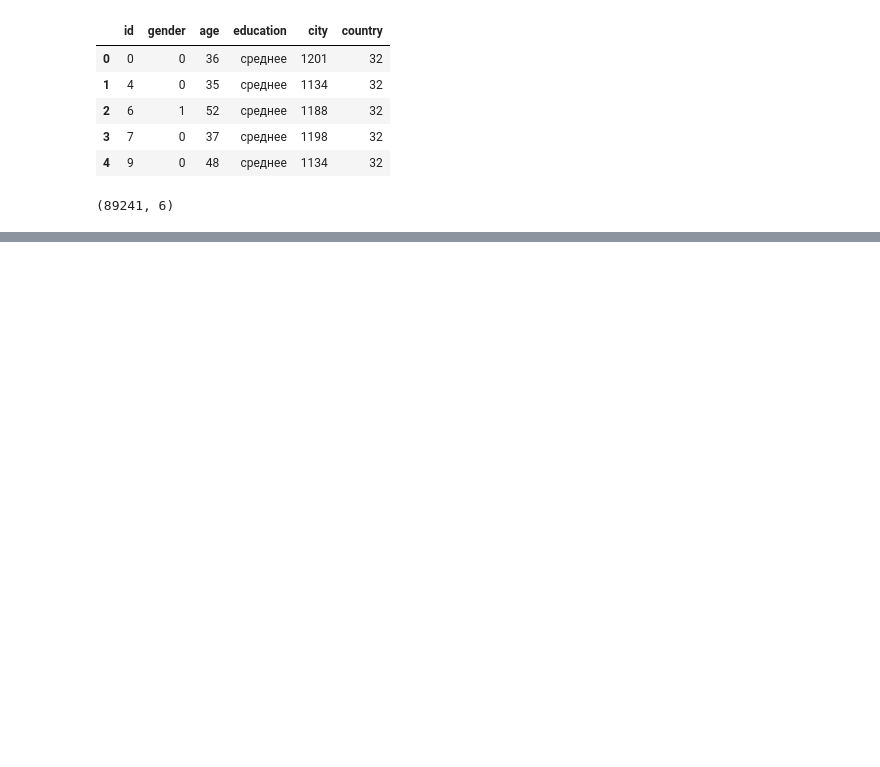
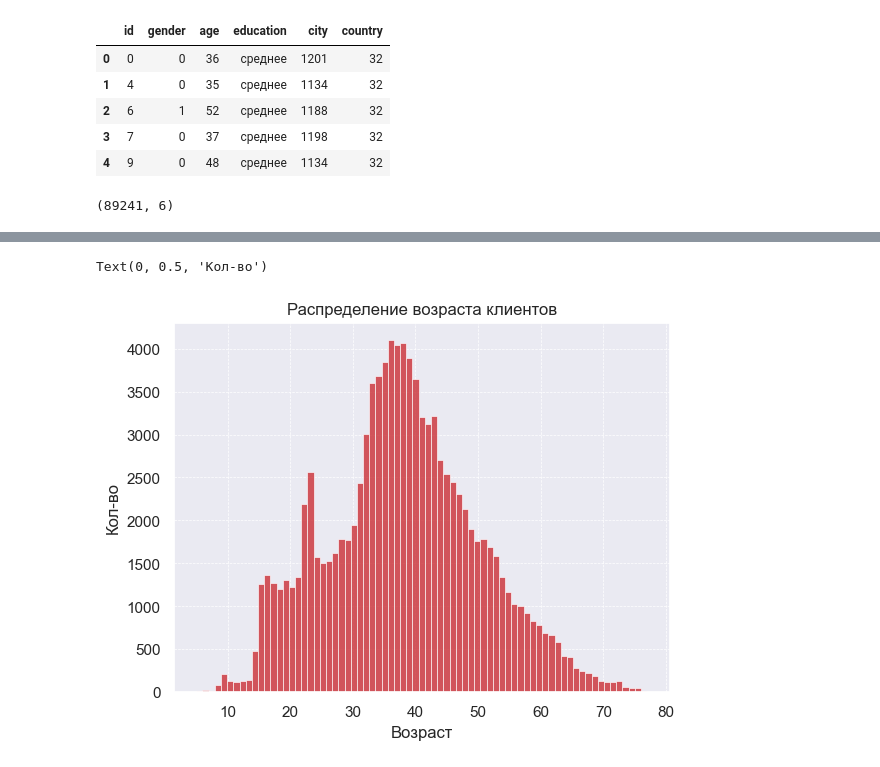
Before and after one commit to Dimayo/sporting_store, a Jupyter notebook: research.ipynb, the cells around one changed output, grey strips where cells are left out. Cells and saved outputs as stored; diff of their text form; code cells hidden in the pictures; blank space fills up the shorter version.

Commit message:
clients dataset preparation

```diff
--- a/research.ipynb
+++ b/research.ipynb
@@ -22,2 +27,4 @@ df_personal_data.shape
 # %% [output]
 (89241, 6)
+# %%
+df_coef = pd.read_sql(sql=text('SELECT * FROM personal_data_coeffs'),con=conn)
@@ -23,0 +59,2 @@ df_personal_data.shape
+# %%
+df_lost = pd.read_csv('data\personal_data.csv.gz', compression='gzip', header=0, error_bad_lines=False)
@@ -23,0 +76,2 @@ df_personal_data.shape
+# %%
+df_clients = pd.concat([df_pers, df_lost])
@@ -23,0 +82,2 @@ df_personal_data.shape
+# %%
+df_clients = df_clients.merge(df_coef[['id', 'personal_coef']], on='id', how='inner')
@@ -23,0 +124,10 @@ df_personal_data.shape
+# %%
+sns.set()
+sns.histplot(df_clients['age'], bins=73, color='#C92228')
+plt.grid(linestyle = '--', linewidth = 0.5)
+plt.title('Распределение возраста клиентов')
+plt.xlabel('Возраст')
+plt.ylabel('Кол-во')
+# %% [output]
+Text(0, 0.5, 'Кол-во')
+[figure, added]
```
Also changed, not shown: parts of 23 cells of this notebook.
